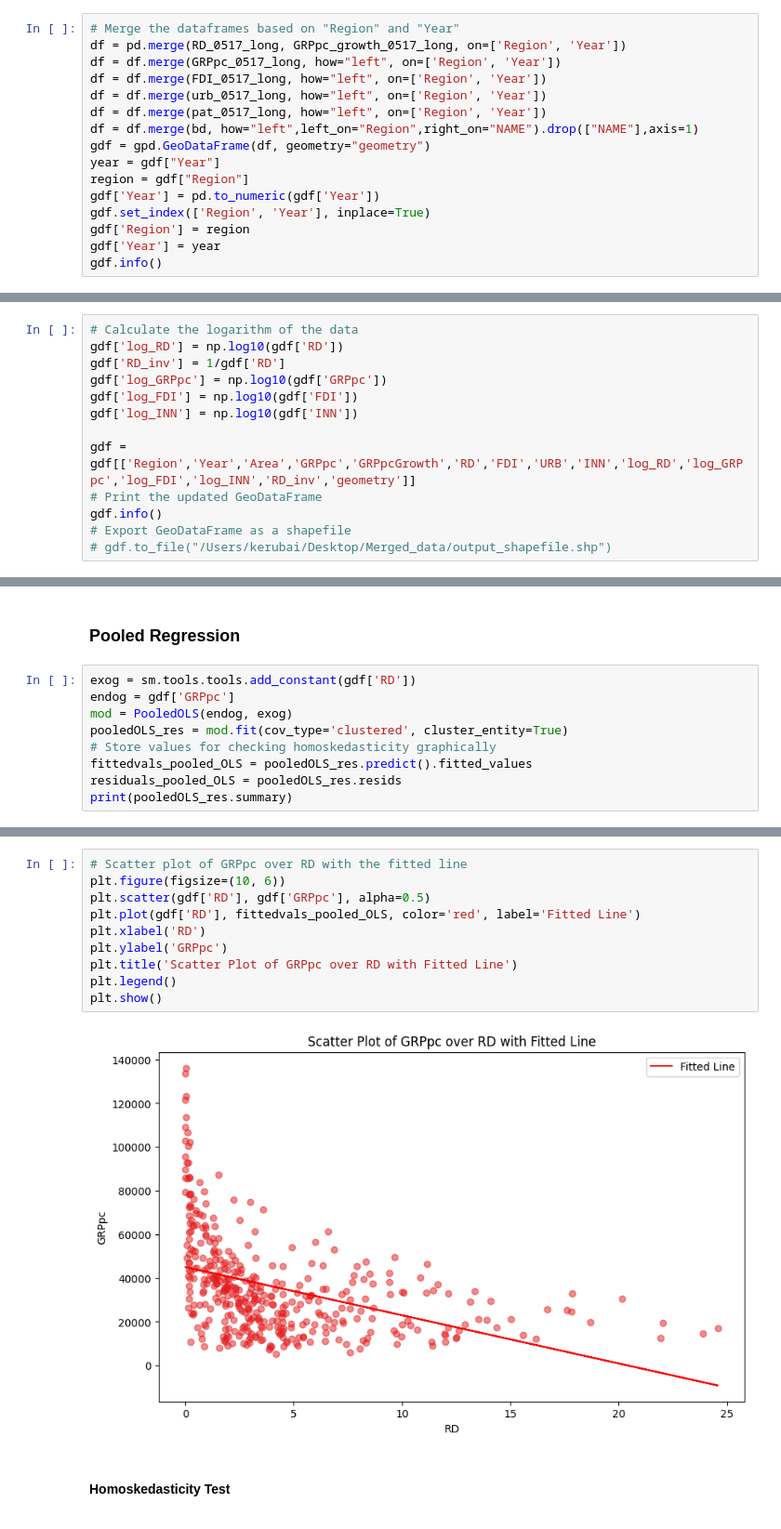
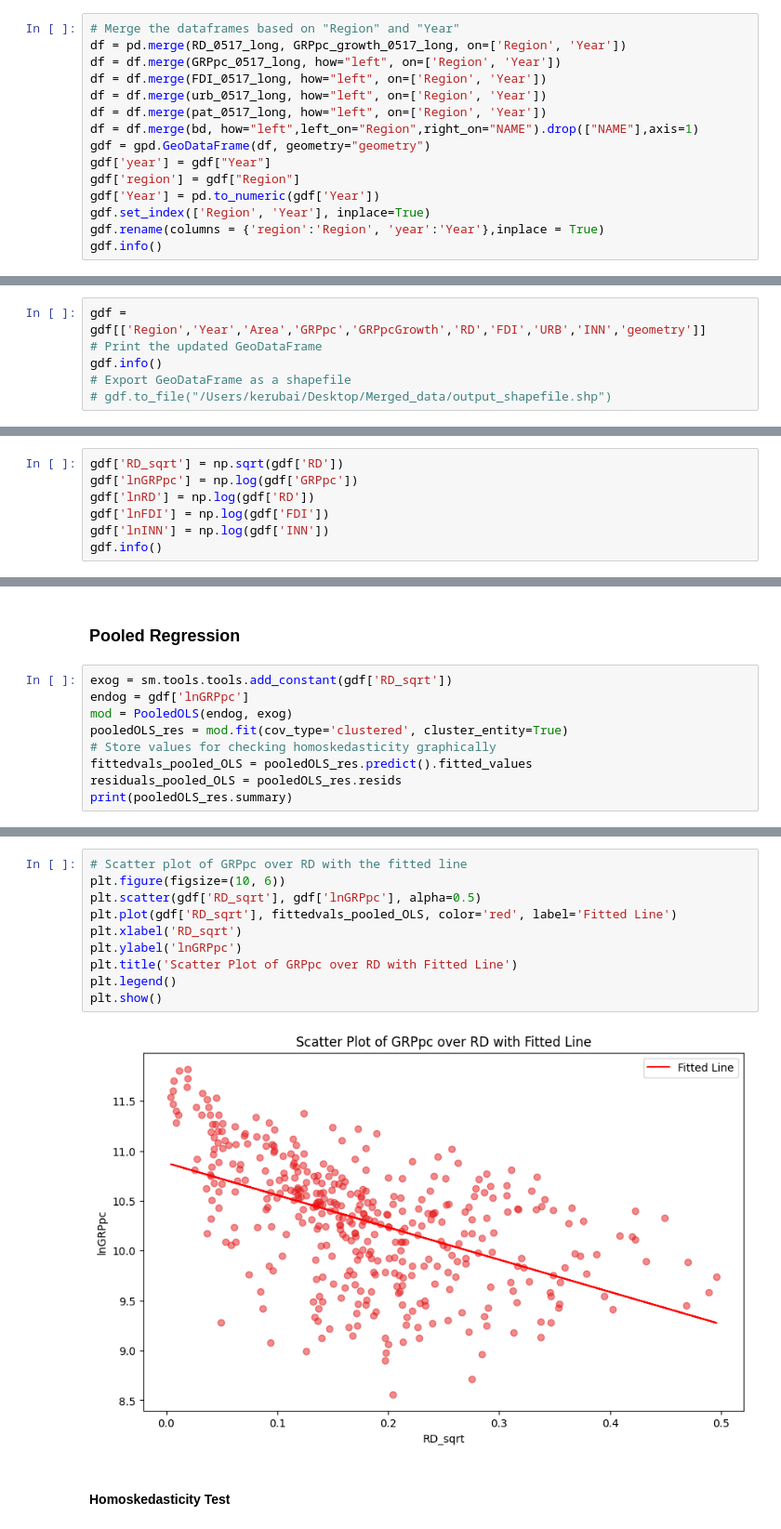
Before and after one commit to KaylaBai/Dissertation, a Jupyter notebook: Dissertation.ipynb, the cells around one changed output, grey strips where cells are left out. Shown at 93% size. Drawn from its saved outputs; the diff is of its cells as text.

```diff
--- a/Dissertation.ipynb
+++ b/Dissertation.ipynb
@@ -503,12 +503,11 @@ df = df.merge(urb_0517_long, how="left", on=['Region', 'Year'])
 df = df.merge(pat_0517_long, how="left", on=['Region', 'Year'])
 df = df.merge(bd, how="left",left_on="Region",right_on="NAME").drop(["NAME"],axis=1)
 gdf = gpd.GeoDataFrame(df, geometry="geometry")
-year = gdf["Year"]
-region = gdf["Region"]
+gdf['year'] = gdf["Year"]
+gdf['region'] = gdf["Region"]
 gdf['Year'] = pd.to_numeric(gdf['Year'])
 gdf.set_index(['Region', 'Year'], inplace=True)
-gdf['Region'] = region
-gdf['Year'] = year
+gdf.rename(columns = {'region':'Region', 'year':'Year'},inplace = True)
 gdf.info()
 # %% [output]
 <class 'geopandas.geodataframe.GeoDataFrame'>
@@ -532,12 +530,5 @@ memory usage: 37.5+ KB
 # %%
-# Calculate the logarithm of the data
-gdf['log_RD'] = np.log10(gdf['RD'])
-gdf['RD_inv'] = 1/gdf['RD']
-gdf['log_GRPpc'] = np.log10(gdf['GRPpc'])
-gdf['log_FDI'] = np.log10(gdf['FDI'])
-gdf['log_INN'] = np.log10(gdf['INN'])
-
-gdf = gdf[['Region','Year','Area','GRPpc','GRPpcGrowth','RD','FDI','URB','INN','log_RD','log_GRPpc','log_FDI','log_INN','RD_inv','geometry']]
+gdf = gdf[['Region','Year','Area','GRPpc','GRPpcGrowth','RD','FDI','URB','INN','geometry']]
 # Print the updated GeoDataFrame
 gdf.info()
 # Export GeoDataFrame as a shapefile
@@ -744,0 +749,7 @@ plt.show()
+# %%
+gdf['RD_sqrt'] = np.sqrt(gdf['RD'])
+gdf['lnGRPpc'] = np.log(gdf['GRPpc'])
+gdf['lnRD'] = np.log(gdf['RD'])
+gdf['lnFDI'] = np.log(gdf['FDI'])
+gdf['lnINN'] = np.log(gdf['INN'])
+gdf.info()
@@ -747,8 +776,8 @@ plt.show()
 # %% [markdown]
 ### Pooled Regression
 # %%
-exog = sm.tools.tools.add_constant(gdf['RD'])
-endog = gdf['GRPpc']
+exog = sm.tools.tools.add_constant(gdf['RD_sqrt'])
+endog = gdf['lnGRPpc']
 mod = PooledOLS(endog, exog)
 pooledOLS_res = mod.fit(cov_type='clustered', cluster_entity=True)
 # Store values for checking homoskedasticity graphically
@@ -776,15 +805,15 @@ RD            -2205.5     672.73    -3.2784     0.0011     -3528.0     -882.94
 # %%
 # Scatter plot of GRPpc over RD with the fitted line
 plt.figure(figsize=(10, 6))
-plt.scatter(gdf['RD'], gdf['GRPpc'], alpha=0.5)
-plt.plot(gdf['RD'], fittedvals_pooled_OLS, color='red', label='Fitted Line')
-plt.xlabel('RD')
-plt.ylabel('GRPpc')
+plt.scatter(gdf['RD_sqrt'], gdf['lnGRPpc'], alpha=0.5)
+plt.plot(gdf['RD_sqrt'], fittedvals_pooled_OLS, color='red', label='Fitted Line')
+plt.xlabel('RD_sqrt')
+plt.ylabel('lnGRPpc')
 plt.title('Scatter Plot of GRPpc over RD with Fitted Line')
 plt.legend()
 plt.show()
 # %% [output]
-[figure, old version]
+[figure, new version]
 # %% [markdown]
 #### Homoskedasticity Test
 # %%
```
Also changed, not shown: parts of 49 cells of this notebook.
